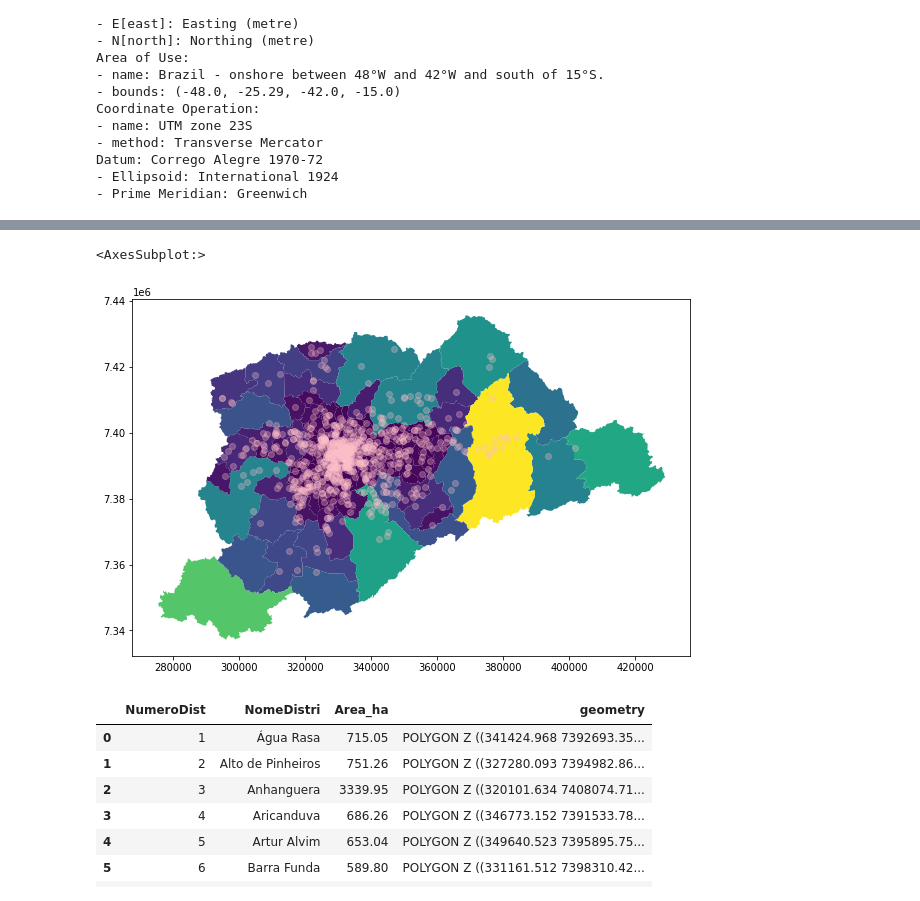
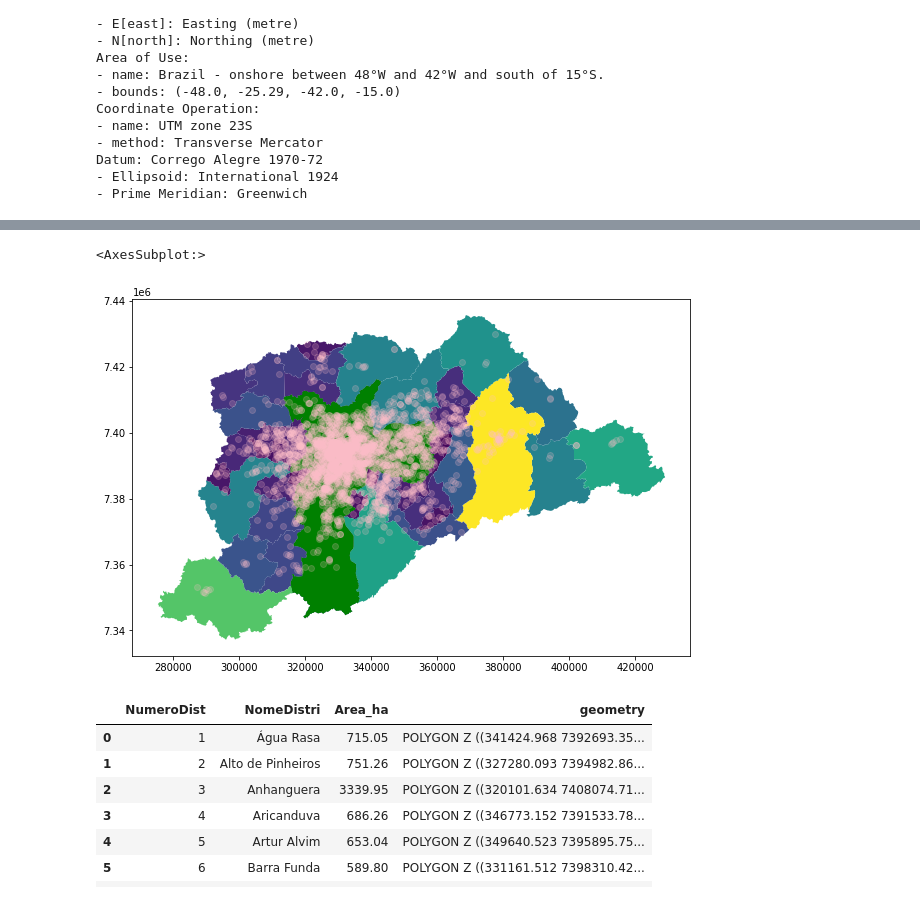
Before and after one commit to rafaelygn/master-analysis-inequality-mobility, a Jupyter notebook: notebooks/intro-geopandas/see_maps.ipynb, the cells around one changed output, grey strips where cells are left out. Drawn from its saved outputs; the diff is of its cells as text; code cells hidden in the pictures.

```diff
--- a/notebooks/intro-geopandas/see_maps.ipynb
+++ b/notebooks/intro-geopandas/see_maps.ipynb
@@ -8,6 +8,8 @@ df_geo[df_geo["NomeMunici"] == "São Paulo"].plot(cmap="jet", column= "Area_ha",
 # %% [output]
 <AxesSubplot:>
 [figure]
+# %%
+df_sp = df_geo[df_geo["NomeMunici"] == "São Paulo"]
 # %%
 df_geo = gpd.read_file("/home/yoshraf/projects/mestrado/data/gis/od2017/Zonas_2017_region.shp")
 print(df_geo.columns)
@@ -94,10 +96,11 @@ gdf_origin.sample(500).plot(cmap="jet", figsize=(10,10))
 # %%
 fig, ax = plt.subplots(1, figsize=(10,10))
 df_geo.plot(ax = ax, column= "Area_ha")
-gdf_origin.sample(1000).plot(ax= ax, color="pink", alpha=.30)
+df_sp.plot(ax = ax, color="green")
+gdf_origin.sample(4_000).plot(ax= ax, color="pink", alpha=.20)
 # %% [output]
 <AxesSubplot:>
-[figure, old version]
+[figure, new version]
 # %%
 df_ciclo = gpd.read_file("/home/yoshraf/projects/mestrado/data/gis/ciclovia/sad6996_ciclovia.shp")
 df_geo.head(10)
```
Also changed, not shown: parts of 6 cells of this notebook, 25 other files.
